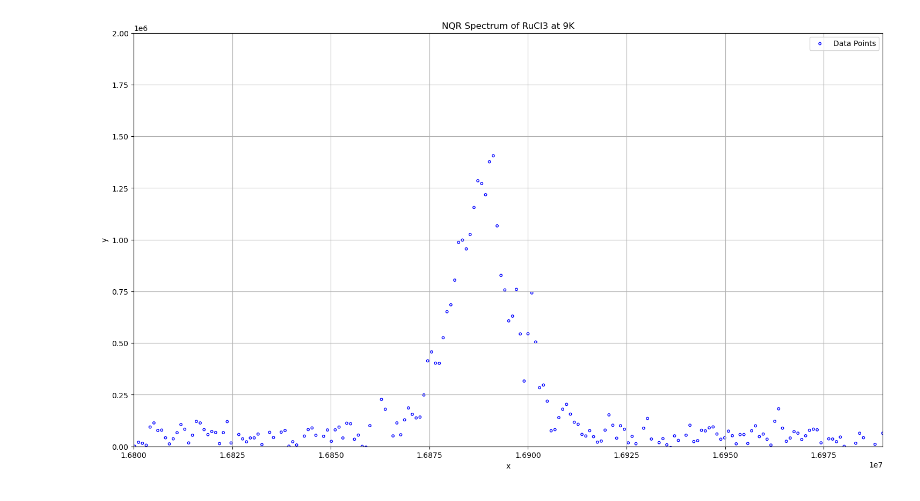
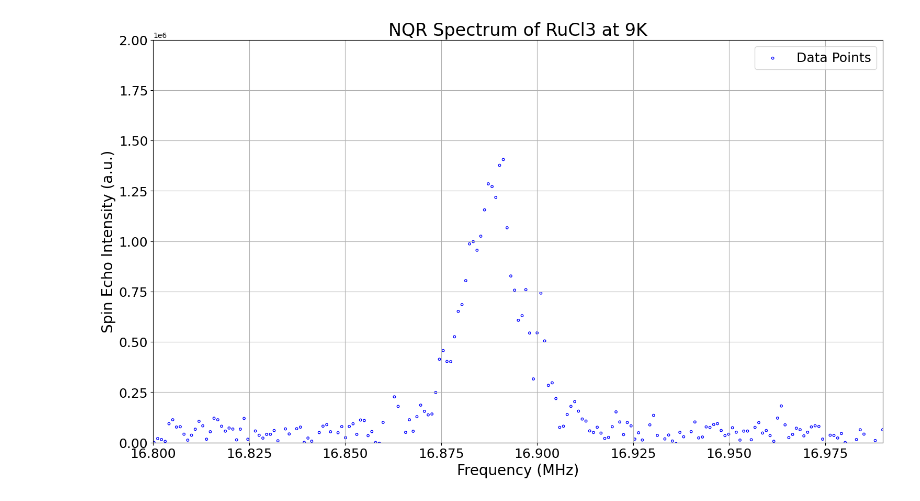
Before and after one commit to Brogan8813/strain-cell, a Jupyter notebook: NMR/Data_analysis/Spectra_Plotting.ipynb, the cells around one changed output. Drawn from its saved outputs; the diff is of its cells as text; code cells hidden in the pictures.

```diff
--- a/NMR/Data_analysis/Spectra_Plotting.ipynb
+++ b/NMR/Data_analysis/Spectra_Plotting.ipynb
@@ -94,8 +94,10 @@ def save_next_plot(save_folder, prefix="graph", ext="png", fig=None):
 
     return fullpath
 
-#PLOTTING FUNCTION
-def plot_data(df, x_col, y_col,title,x_label="x",y_label="y", ylimits=None,xlimits=None):
+# PLOTTING FUNCTION
+def plot_data(df, x_col, y_col, title, x_label="x", y_label="y",
+              ylimits=None, xlimits=None,
+              title_fs=24, label_fs=20, tick_fs=18, legend_fs=18):
     """
     Scatter-plots df[x_col] vs df[y_col].
     x_col and y_col can be column names or integer column indices.
@@ -110,7 +112,7 @@ def plot_data(df, x_col, y_col,title,x_label="x",y_label="y", ylimits=None,xlimi
     x = df[x_col]
     y = df[y_col]
 
-    plt.figure(figsize=(18,10))
+    plt.figure(figsize=(18, 10))
 
     plt.scatter(
         x, y, s=10,
@@ -118,22 +120,29 @@ def plot_data(df, x_col, y_col,title,x_label="x",y_label="y", ylimits=None,xlimi
         edgecolors='b',
         label='Data Points'
     )
+    #plt.plot(x, y, 'r-', label='Data Line')
 
-    plt.title(title)
-    plt.xlabel(x_label)
-    plt.ylabel(y_label)
+    plt.title(title, fontsize=title_fs)
+    plt.xlabel(x_label, fontsize=label_fs)
+    plt.ylabel(y_label, fontsize=label_fs)
+
     plt.xlim(xlimits)
     plt.ylim(ylimits)
+
     plt.grid(True)
-    plt.legend()
+
+    plt.xticks(fontsize=tick_fs)
+    plt.yticks(fontsize=tick_fs)
+
+    plt.legend(fontsize=legend_fs)
     plt.show()
 # %%
 
-df,_ = load_data("C:/Users/TXB909/Documents/strain-cell/PPMS_Data_and_Plotting/Data/RuCl3/Data/NMR_NQR/RuCl3_NQR_November_2025/Processed/",
-        "866_Spectra_FFT.csv")
-df[df.columns[0]] = df[df.columns[0]] * 1000
-df[df.columns[0]]=df[df.columns[0]]+16.9e6
+#df,_ = load_data("C:/Users/TXB909/Documents/strain-cell/PPMS_Data_and_Plotting/Data/RuCl3/Data/NMR_NQR/RuCl3_NQR_November_2025/Processed/","866_Spectra_FFT.csv")
+df,_ = load_data("C:/Users/thoma/Documents/Python Scripts/strain-cell/strain-cell/PPMS_Data_and_Plotting/Data/RuCl3/Data/NMR_NQR/RuCl3_NQR_November_2025/Processed//","866_Spectra_FFT.csv")
+df[df.columns[0]] = df[df.columns[0]] / 1000
+df[df.columns[0]]=df[df.columns[0]]+16.9
 
-plot_data(df, 0, 1, "NQR Spectrum of RuCl3 at 9K", xlimits=(16.8e6,16.99e6), ylimits=(0, 2e6))
+plot_data(df, 0, 1, "NQR Spectrum of RuCl3 at 9K",x_label="Frequency (MHz)",y_label="Spin Echo Intensity (a.u.)", xlimits=(16.8,16.99), ylimits=(0, 2e6))
 # %% [output]
-[figure, old version]
+[figure, new version]
```
Also changed, not shown: 2 other files.
